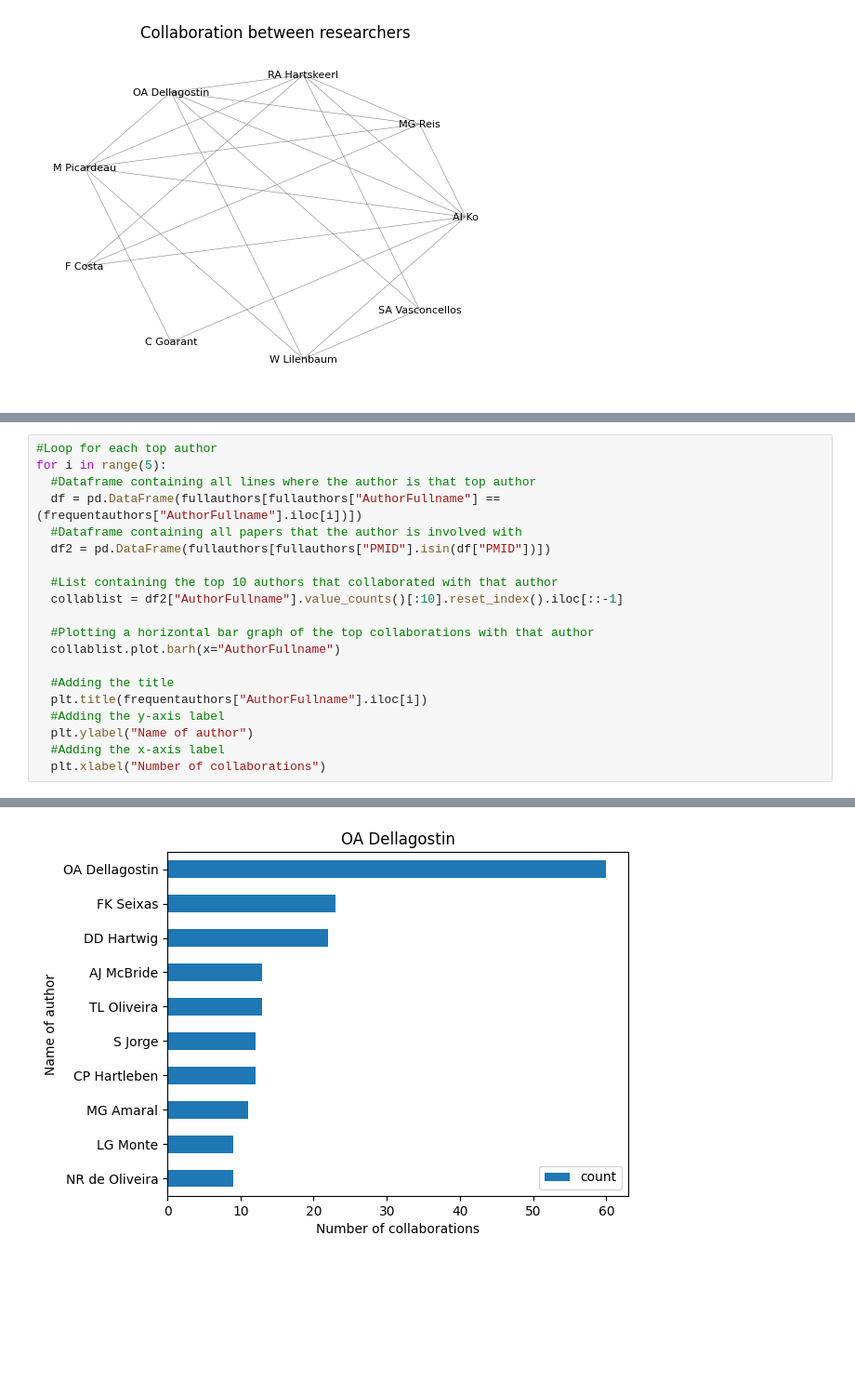
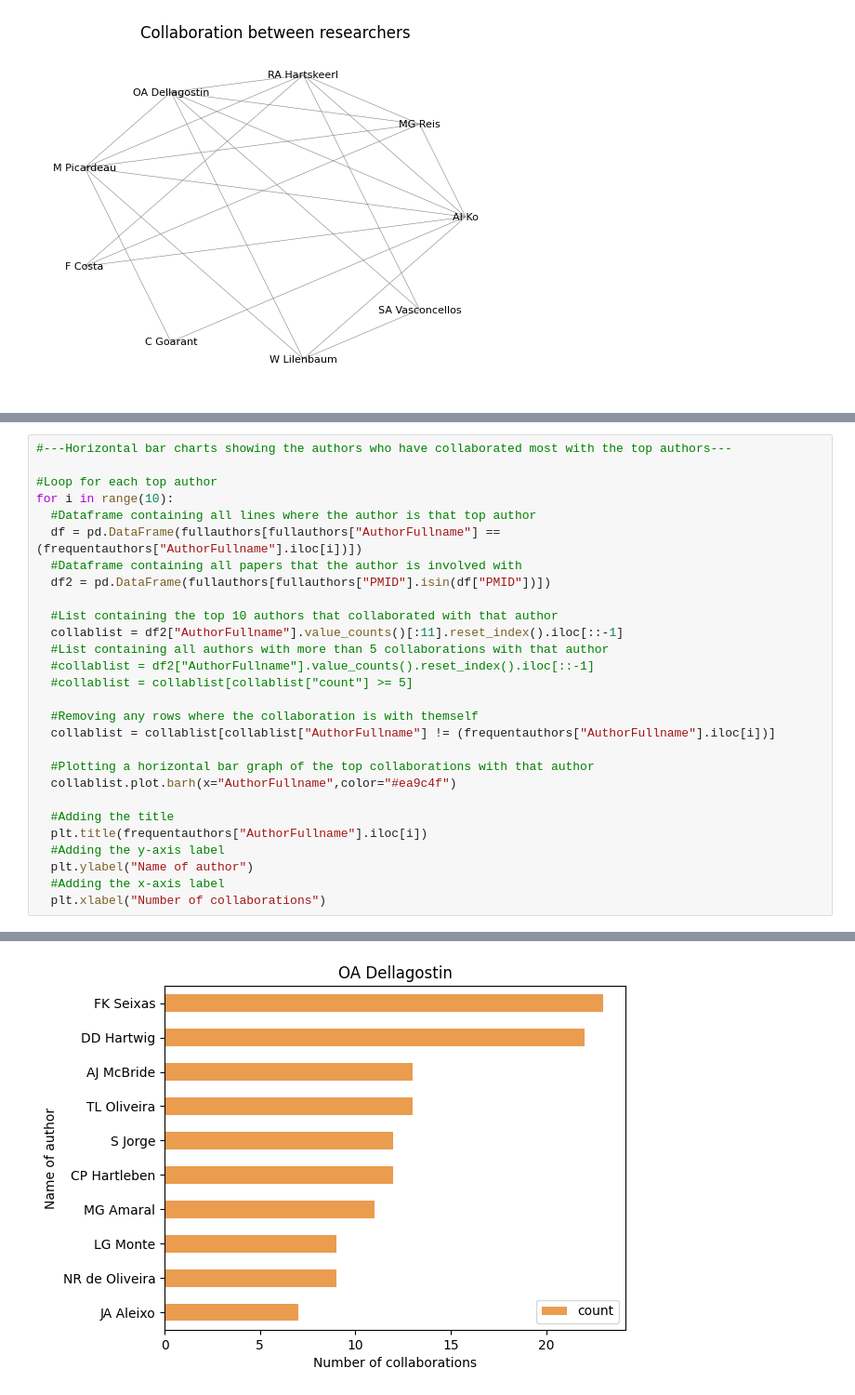
Before and after one commit to DataScienceGroup3/Group3_Leptospirosis, a Jupyter notebook: LeptospirosisNetworks.ipynb, the cells around one changed output, grey strips where cells are left out. Shown at 93% size. Saved outputs shown, nothing was run; the diff lists cells and outputs as text; blank space fills up the shorter version.

Commit message:
Updated network diagrams code

```diff
--- a/LeptospirosisNetworks.ipynb
+++ b/LeptospirosisNetworks.ipynb
@@ -190,16 +191,24 @@ plt.savefig("AuthorCollab30.jpeg")
 # %%
+#---Horizontal bar charts showing the authors who have collaborated most with the top authors---
+
 #Loop for each top author
-for i in range(5):
+for i in range(10):
   #Dataframe containing all lines where the author is that top author
   df = pd.DataFrame(fullauthors[fullauthors["AuthorFullname"] == (frequentauthors["AuthorFullname"].iloc[i])])
   #Dataframe containing all papers that the author is involved with
   df2 = pd.DataFrame(fullauthors[fullauthors["PMID"].isin(df["PMID"])])
 
   #List containing the top 10 authors that collaborated with that author
-  collablist = df2["AuthorFullname"].value_counts()[:10].reset_index().iloc[::-1]
+  collablist = df2["AuthorFullname"].value_counts()[:11].reset_index().iloc[::-1]
+  #List containing all authors with more than 5 collaborations with that author
+  #collablist = df2["AuthorFullname"].value_counts().reset_index().iloc[::-1]
+  #collablist = collablist[collablist["count"] >= 5]
+
+  #Removing any rows where the collaboration is with themself
+  collablist = collablist[collablist["AuthorFullname"] != (frequentauthors["AuthorFullname"].iloc[i])]
 
   #Plotting a horizontal bar graph of the top collaborations with that author
-  collablist.plot.barh(x="AuthorFullname")
+  collablist.plot.barh(x="AuthorFullname",color="#ea9c4f")
 
   #Adding the title
   plt.title(frequentauthors["AuthorFullname"].iloc[i])
@@ -214 +223 @@ for i in range(5):
-[figure, old version]
+[figure, new version]
```
Also changed, not shown: parts of 15 cells of this notebook.
